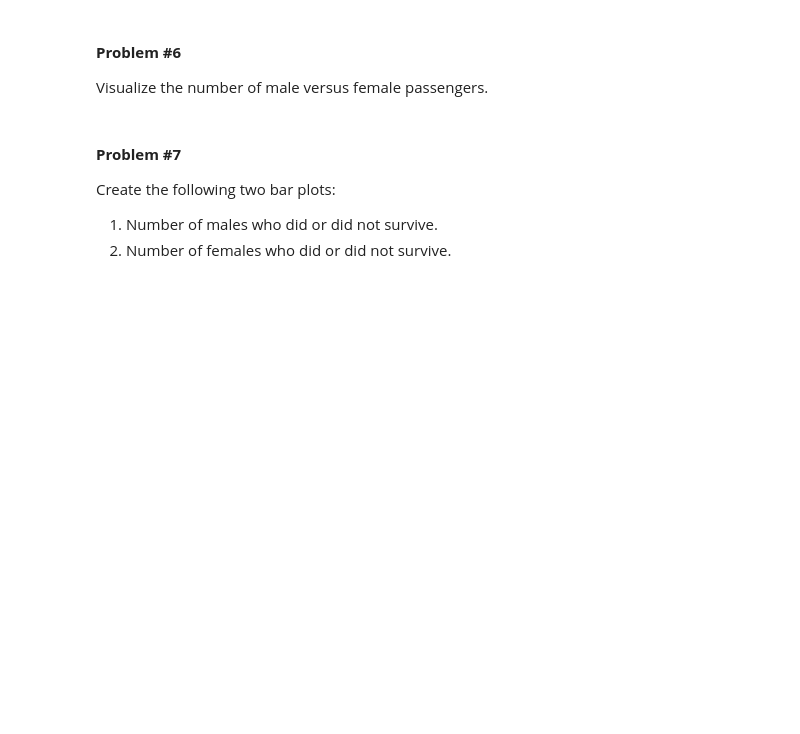
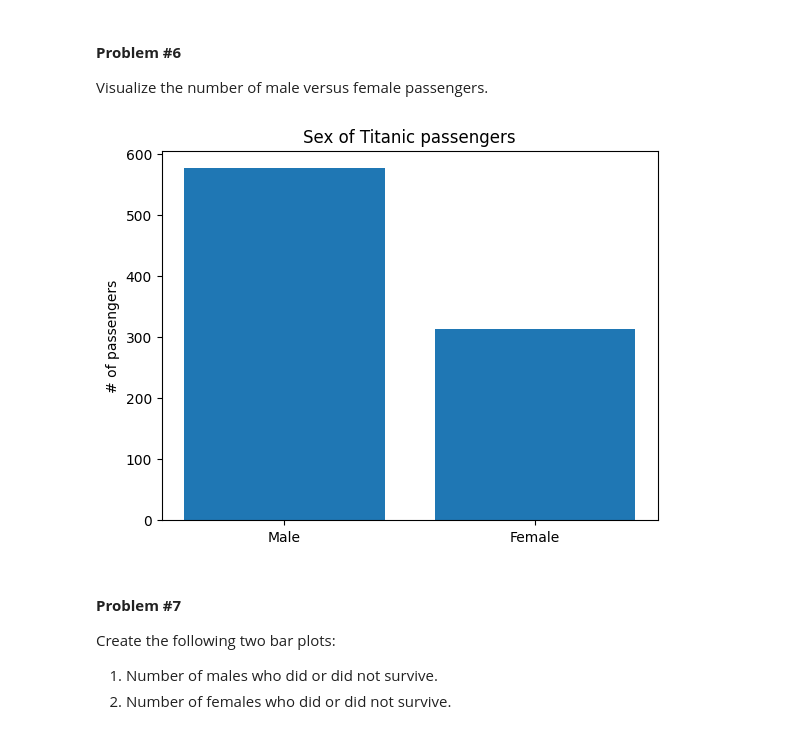
Before and after one commit to kurealnum/dsrp-2025, a Jupyter notebook: DSRP_Day_5_Lab_Notebook_[STUDENT].ipynb, the cells around one changed output. Drawn from its saved outputs; the diff is of its cells as text; code cells hidden in the pictures; blank space fills up the shorter version.

```diff
--- a/DSRP_Day_5_Lab_Notebook_[STUDENT].ipynb
+++ b/DSRP_Day_5_Lab_Notebook_[STUDENT].ipynb
@@ -90,14 +123,16 @@ SyntaxError: invalid syntax (<ipython-input-7-40dcc3e2a99f>, line 2)
 Visualize the number of male versus female passengers.
 # %%
 categories = ['Male', 'Female']
-bars = # COMPLETE THIS CODE
+bars = df['Sex'].value_counts()
 
-plt.# COMPLETE THIS CODE
+plt.bar(categories, bars)
 
-plt.ylabel(# COMPLETE THIS CODE
-plt.title(# COMPLETE THIS CODE
+plt.ylabel("# of passengers")
+plt.title("Sex of Titanic passengers")
 
 plt.show()
+# %% [output]
+[figure, added]
 # %% [markdown]
 #### **Problem #7**
 
```
Also changed, not shown: parts of 37 cells of this notebook.
